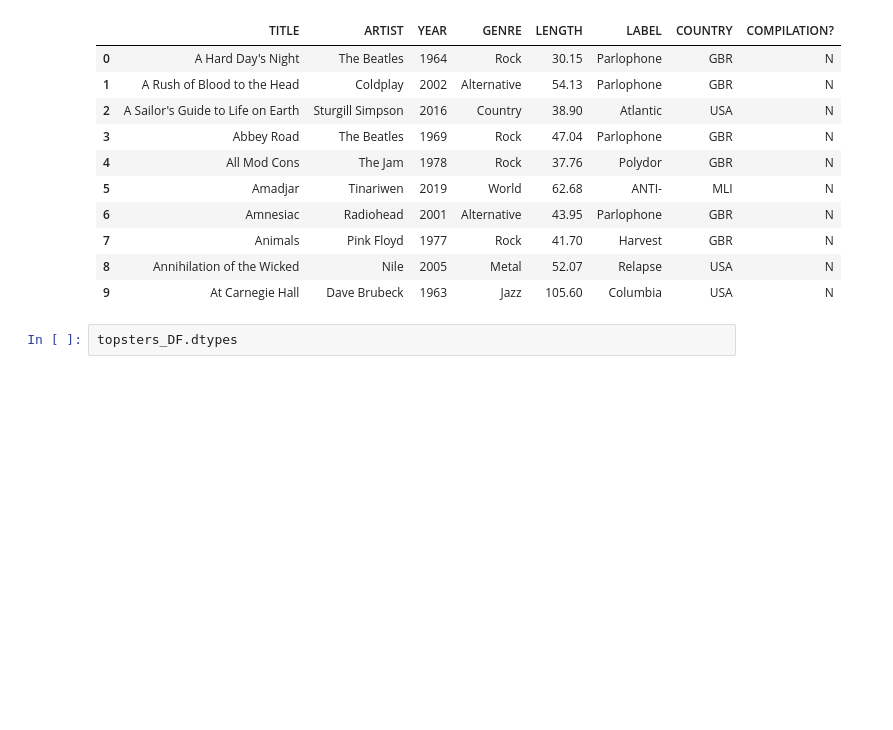
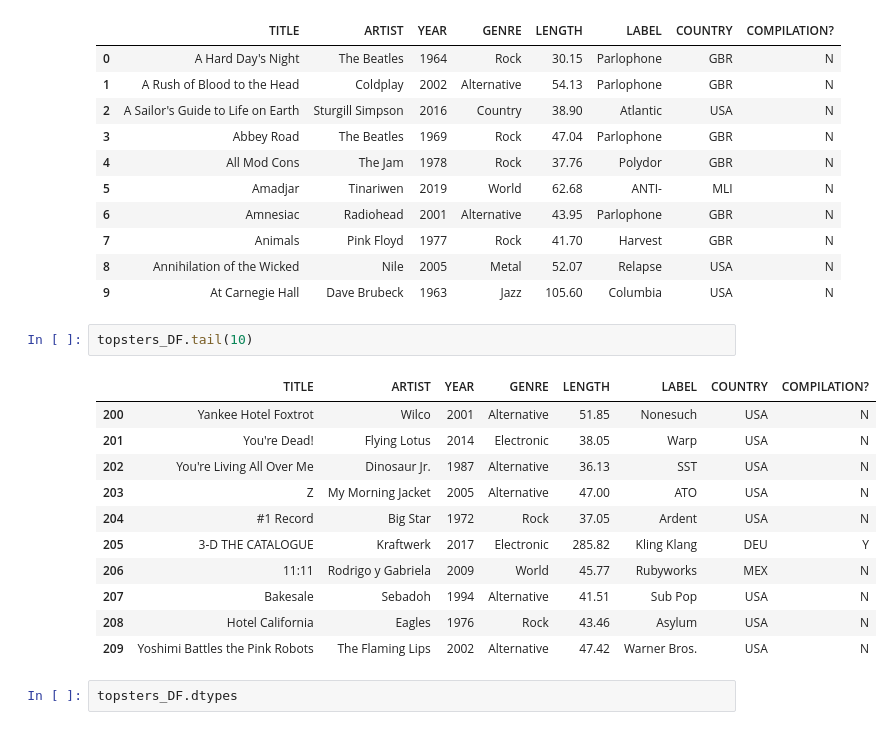
Before and after one commit to knnthchng/topsters, a Jupyter notebook: topsters.ipynb, the cells around one changed output. Cells and saved outputs as stored; diff of their text form; blank space fills up the shorter version.

```diff
--- a/topsters.ipynb
+++ b/topsters.ipynb
@@ -19,6 +19,20 @@ topsters_DF.head(10)
 | 7 | Animals | Pink Floyd | 1977 | Rock | 41.70 | Harvest | GBR | N |
 | 8 | Annihilation of the Wicked | Nile | 2005 | Metal | 52.07 | Relapse | USA | N |
 | 9 | At Carnegie Hall | Dave Brubeck | 1963 | Jazz | 105.60 | Columbia | USA | N |
+# %%
+topsters_DF.tail(10)
+# %% [output]
+|  | TITLE | ARTIST | YEAR | GENRE | LENGTH | LABEL | COUNTRY | COMPILATION? |
+| 200 | Yankee Hotel Foxtrot | Wilco | 2001 | Alternative | 51.85 | Nonesuch | USA | N |
+| 201 | You're Dead! | Flying Lotus | 2014 | Electronic | 38.05 | Warp | USA | N |
+| 202 | You're Living All Over Me | Dinosaur Jr. | 1987 | Alternative | 36.13 | SST | USA | N |
+| 203 | Z | My Morning Jacket | 2005 | Alternative | 47.00 | ATO | USA | N |
+| 204 | #1 Record | Big Star | 1972 | Rock | 37.05 | Ardent | USA | N |
+| 205 | 3-D THE CATALOGUE | Kraftwerk | 2017 | Electronic | 285.82 | Kling Klang | DEU | Y |
+| 206 | 11:11 | Rodrigo y Gabriela | 2009 | World | 45.77 | Rubyworks | MEX | N |
+| 207 | Bakesale | Sebadoh | 1994 | Alternative | 41.51 | Sub Pop | USA | N |
+| 208 | Hotel California | Eagles | 1976 | Rock | 43.46 | Asylum | USA | N |
+| 209 | Yoshimi Battles the Pink Robots | The Flaming Lips | 2002 | Alternative | 47.42 | Warner Bros. | USA | N |
 # %%
 topsters_DF.dtypes
 # %% [output]
```
Also changed, not shown: parts of 13 cells of this notebook, 2 other files.
